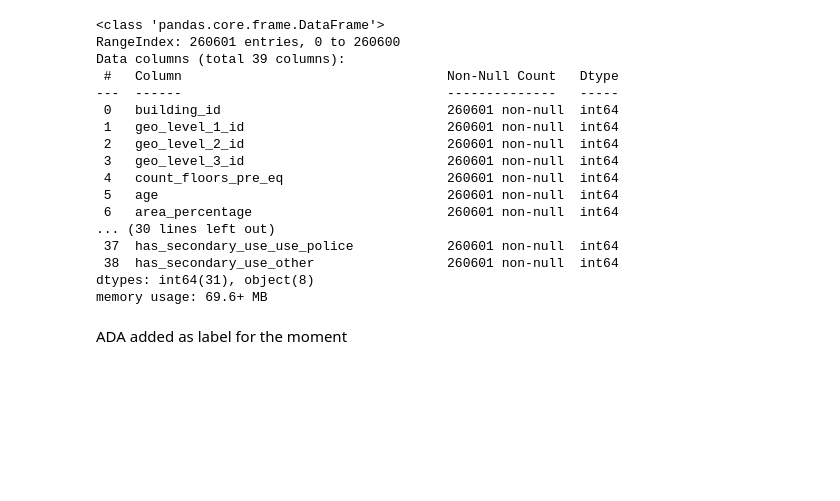
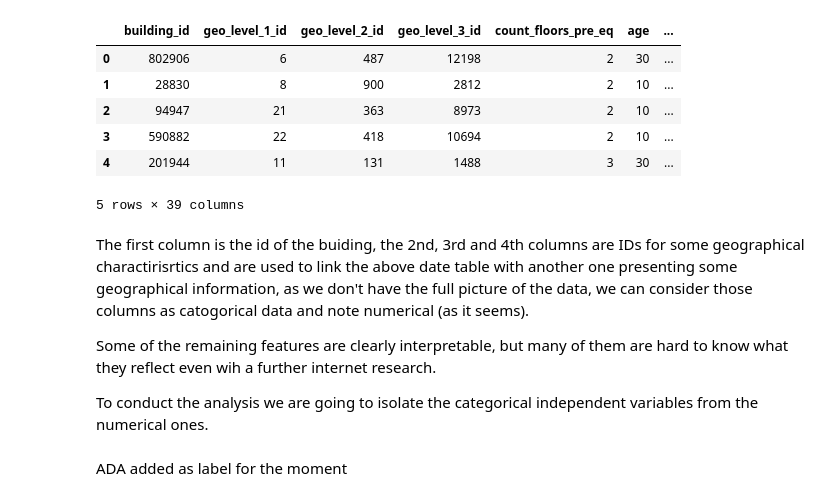
Before and after one commit to Adil-EL/EarthQuake-diseac, a Jupyter notebook: TP2.ipynb, the cells around one changed output. Cells and saved outputs as stored; diff of their text form; code cells hidden in the pictures; blank space fills up the shorter version.

```diff
--- a/TP2.ipynb
+++ b/TP2.ipynb
@@ -1,29 +1,25 @@
 # %%
 # Data
 import pandas as pd
 import matplotlib.pyplot as plt
 features = pd.read_csv('train_values.csv')
 target = pd.read_csv('train_labels.csv')
 features.head()
-features.info()
+#features.info()
 # %% [output]
+|  | building_id | geo_level_1_id | geo_level_2_id | geo_level_3_id | count_floors_pre_eq | age | ... |
+| 0 | 802906 | 6 | 487 | 12198 | 2 | 30 | ... |
+| 1 | 28830 | 8 | 900 | 2812 | 2 | 10 | ... |
+| 2 | 94947 | 21 | 363 | 8973 | 2 | 10 | ... |
+| 3 | 590882 | 22 | 418 | 10694 | 2 | 10 | ... |
+| 4 | 201944 | 11 | 131 | 1488 | 3 | 30 | ... |
-<class 'pandas.core.frame.DataFrame'>
-RangeIndex: 260601 entries, 0 to 260600
-Data columns (total 39 columns):
- #   Column                                  Non-Null Count   Dtype
----  ------                                  --------------   -----
- 0   building_id                             260601 non-null  int64
- 1   geo_level_1_id                          260601 non-null  int64
- 2   geo_level_2_id                          260601 non-null  int64
- 3   geo_level_3_id                          260601 non-null  int64
- 4   count_floors_pre_eq                     260601 non-null  int64
- 5   age                                     260601 non-null  int64
- 6   area_percentage                         260601 non-null  int64
-... (30 lines left out)
- 37  has_secondary_use_use_police            260601 non-null  int64
- 38  has_secondary_use_other                 260601 non-null  int64
-dtypes: int64(31), object(8)
-memory usage: 69.6+ MB
+5 rows × 39 columns
+# %% [markdown]
+The first column is the id of the buiding, the 2nd, 3rd and 4th columns are IDs for some geographical charactirisrtics and are used to link the above date table with another one presenting some geographical information, as we don't have the full picture of the data, we can consider those columns as catogorical data and note numerical (as it seems).
+
+Some of the remaining features are clearly interpretable, but many of them are hard to know what they reflect even wih a further internet research.
+
+To conduct the analysis we are going to isolate the categorical independent variables  from the numerical ones.
 # %% [markdown]
 ADA added as label for the moment
 # %%
```
Also changed, not shown: parts of 11 cells of this notebook, 2 other files.
